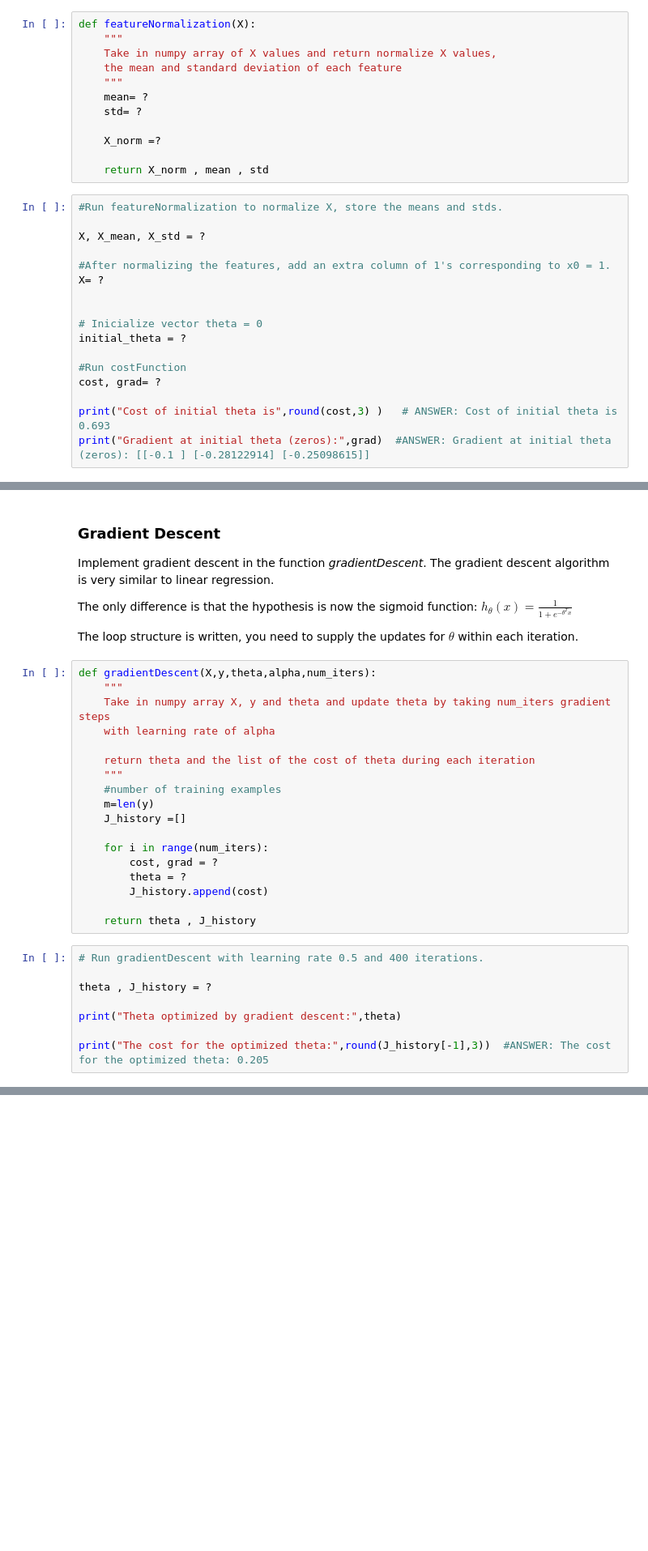
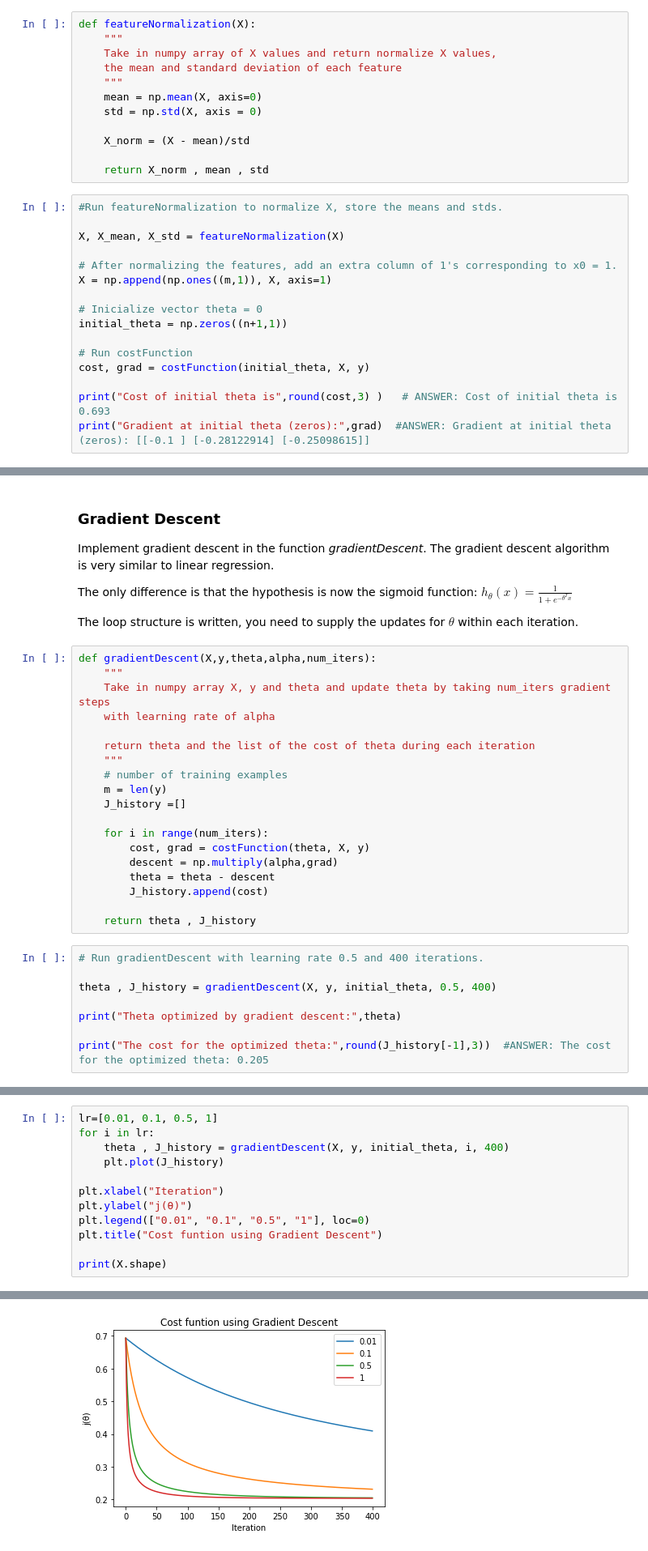
Before and after one commit to vascoalramos/taa, a Jupyter notebook: practical-labs/lab03/ML_LogReg.ipynb, the cells around one changed output, grey strips where cells are left out. Shown: that part at 81% size. Cells and saved outputs as stored; diff of their text form; blank space fills up the shorter version.

```diff
--- a/practical-labs/lab03/ML_LogReg.ipynb
+++ b/practical-labs/lab03/ML_LogReg.ipynb
@@ -100,26 +134,25 @@ def featureNormalization(X):
     Take in numpy array of X values and return normalize X values,
     the mean and standard deviation of each feature
     """
-    mean= ?
-    std= ?
+    mean = np.mean(X, axis=0)
+    std = np.std(X, axis = 0)
 
-    X_norm =?
+    X_norm = (X - mean)/std
 
     return X_norm , mean , std
 # %%
 #Run featureNormalization to normalize X, store the means and stds.
 
-X, X_mean, X_std = ?
+X, X_mean, X_std = featureNormalization(X)
 
-#After normalizing the features, add an extra column of 1's corresponding to x0 = 1.
-X= ?
-
+# After normalizing the features, add an extra column of 1's corresponding to x0 = 1.
+X = np.append(np.ones((m,1)), X, axis=1)
 
 # Inicialize vector theta = 0
-initial_theta = ?
+initial_theta = np.zeros((n+1,1))
 
-#Run costFunction
-cost, grad= ?
+# Run costFunction
+cost, grad = costFunction(initial_theta, X, y)
 
 print("Cost of initial theta is",round(cost,3) )   # ANSWER: Cost of initial theta is 0.693
 print("Gradient at initial theta (zeros):",grad)  #ANSWER: Gradient at initial theta (zeros): [[-0.1 ] [-0.28122914] [-0.25098615]]
@@ -139,20 +177,21 @@ def gradientDescent(X,y,theta,alpha,num_iters):
 
     return theta and the list of the cost of theta during each iteration
     """
-    #number of training examples
-    m=len(y)
+    # number of training examples
+    m = len(y)
     J_history =[]
 
     for i in range(num_iters):
-        cost, grad = ?
-        theta = ?
+        cost, grad = costFunction(theta, X, y)
+        descent = np.multiply(alpha,grad)
+        theta = theta - descent
         J_history.append(cost)
 
     return theta , J_history
 # %%
 # Run gradientDescent with learning rate 0.5 and 400 iterations.
 
-theta , J_history = ?
+theta , J_history = gradientDescent(X, y, initial_theta, 0.5, 400)
 
 print("Theta optimized by gradient descent:",theta)
 
@@ -170,0 +211,13 @@ for i in lr:
+# %%
+lr=[0.01, 0.1, 0.5, 1]
+for i in lr:
+    theta , J_history = gradientDescent(X, y, initial_theta, i, 400)
+    plt.plot(J_history)
+
+plt.xlabel("Iteration")
+plt.ylabel("j(θ)")
+plt.legend(["0.01", "0.1", "0.5", "1"], loc=0)
+plt.title("Cost funtion using Gradient Descent")
+
+print(X.shape)
+# %% [output]
@@ -171,3 +225,4 @@ for i in lr:
+[figure, added]
 # %% [markdown]
 ### Plotting the decision boundary
 
```
Also changed, not shown: parts of 15 cells of this notebook, 9 other files.
